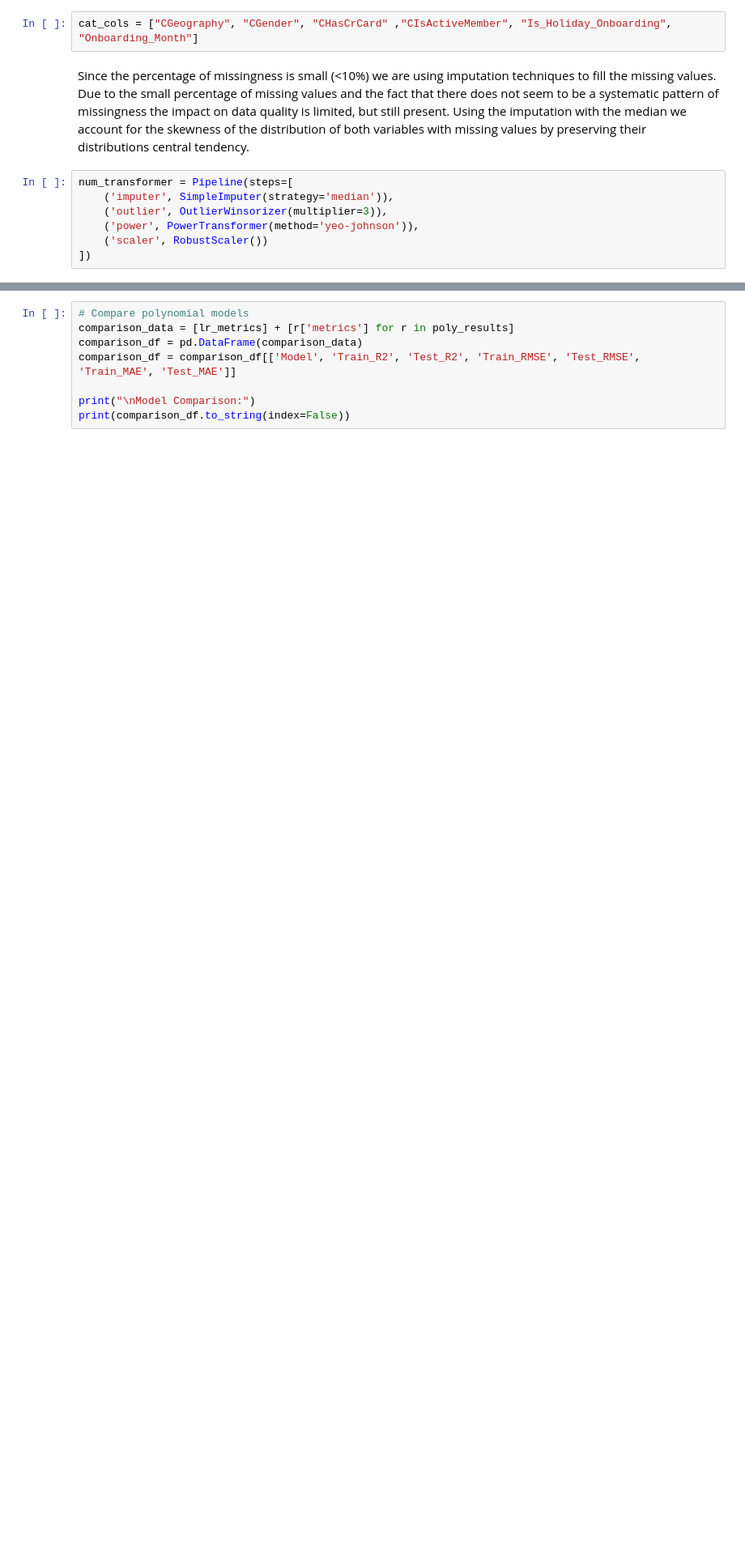
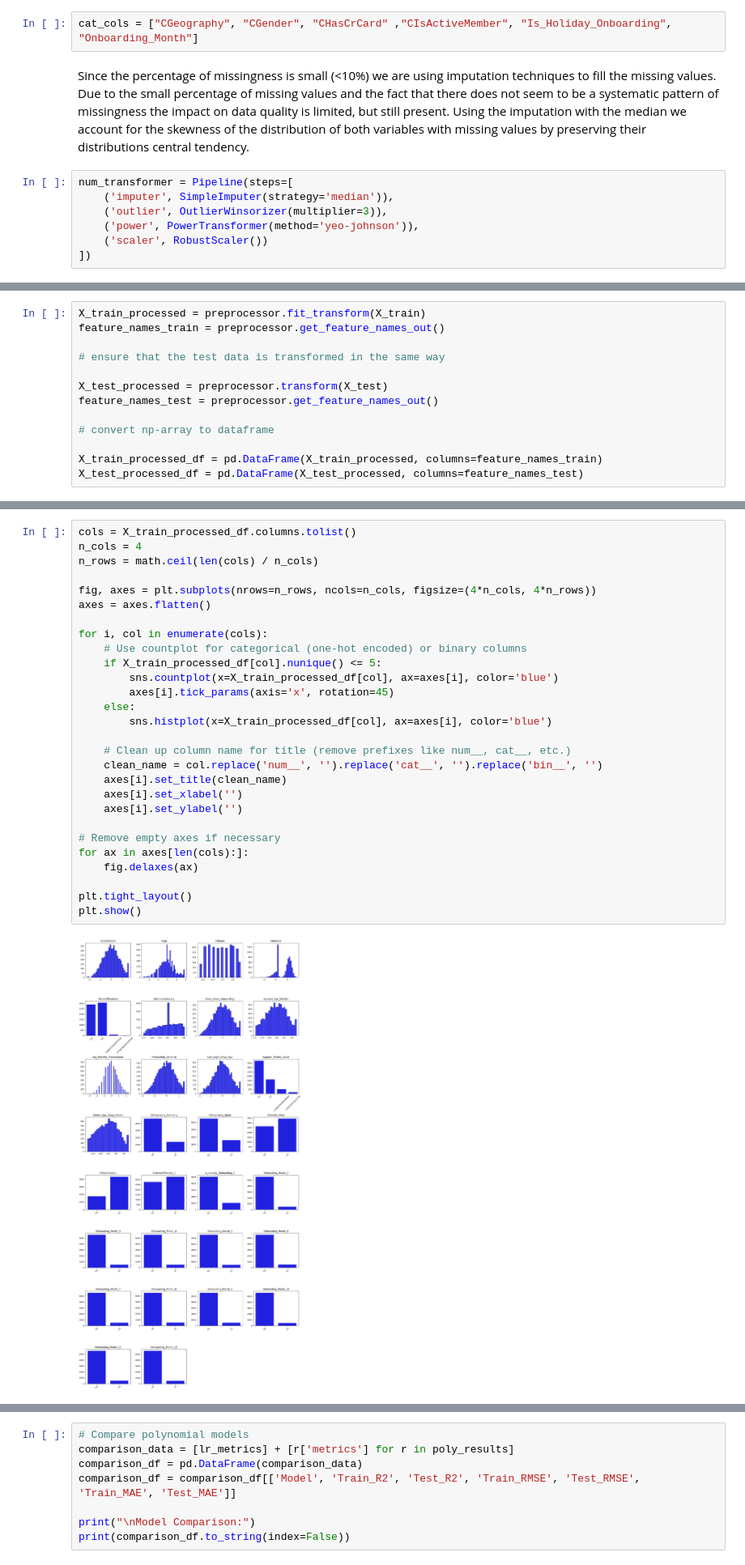
Before and after one commit to nncsimo/DSML2526, a Jupyter notebook: Abgabe/Assignment_02_3214721.ipynb, the cells around one changed output, grey strips where cells are left out. Shown at 81% size. Cells and saved outputs as stored; diff of their text form; blank space fills up the shorter version.

```diff
--- a/Abgabe/Assignment_02_3214721.ipynb
+++ b/Abgabe/Assignment_02_3214721.ipynb
@@ -566,0 +486,13 @@ Name: CLV_Continuous, dtype: float64
+# %%
+X_train_processed = preprocessor.fit_transform(X_train)
+feature_names_train = preprocessor.get_feature_names_out()
+
+# ensure that the test data is transformed in the same way
+
+X_test_processed = preprocessor.transform(X_test)
+feature_names_test = preprocessor.get_feature_names_out()
+
+# convert np-array to dataframe
+
+X_train_processed_df = pd.DataFrame(X_train_processed, columns=feature_names_train)
+X_test_processed_df = pd.DataFrame(X_test_processed, columns=feature_names_test)
@@ -566,0 +501,30 @@ Name: CLV_Continuous, dtype: float64
+# %%
+cols = X_train_processed_df.columns.tolist()
+n_cols = 4
+n_rows = math.ceil(len(cols) / n_cols)
+
+fig, axes = plt.subplots(nrows=n_rows, ncols=n_cols, figsize=(4*n_cols, 4*n_rows))
+axes = axes.flatten()
+
+for i, col in enumerate(cols):
+    # Use countplot for categorical (one-hot encoded) or binary columns
+    if X_train_processed_df[col].nunique() <= 5:
+        sns.countplot(x=X_train_processed_df[col], ax=axes[i], color='blue')
+        axes[i].tick_params(axis='x', rotation=45)
+    else:
+        sns.histplot(x=X_train_processed_df[col], ax=axes[i], color='blue')
+
+    # Clean up column name for title (remove prefixes like num__, cat__, etc.)
+    clean_name = col.replace('num__', '').replace('cat__', '').replace('bin__', '')
+    axes[i].set_title(clean_name)
+    axes[i].set_xlabel('')
+    axes[i].set_ylabel('')
+
+# Remove empty axes if necessary
+for ax in axes[len(cols):]:
+    fig.delaxes(ax)
+
+plt.tight_layout()
+plt.show()
+# %% [output]
+[figure, added]
```
Also changed, not shown: parts of 53 cells of this notebook, 2 other files.
